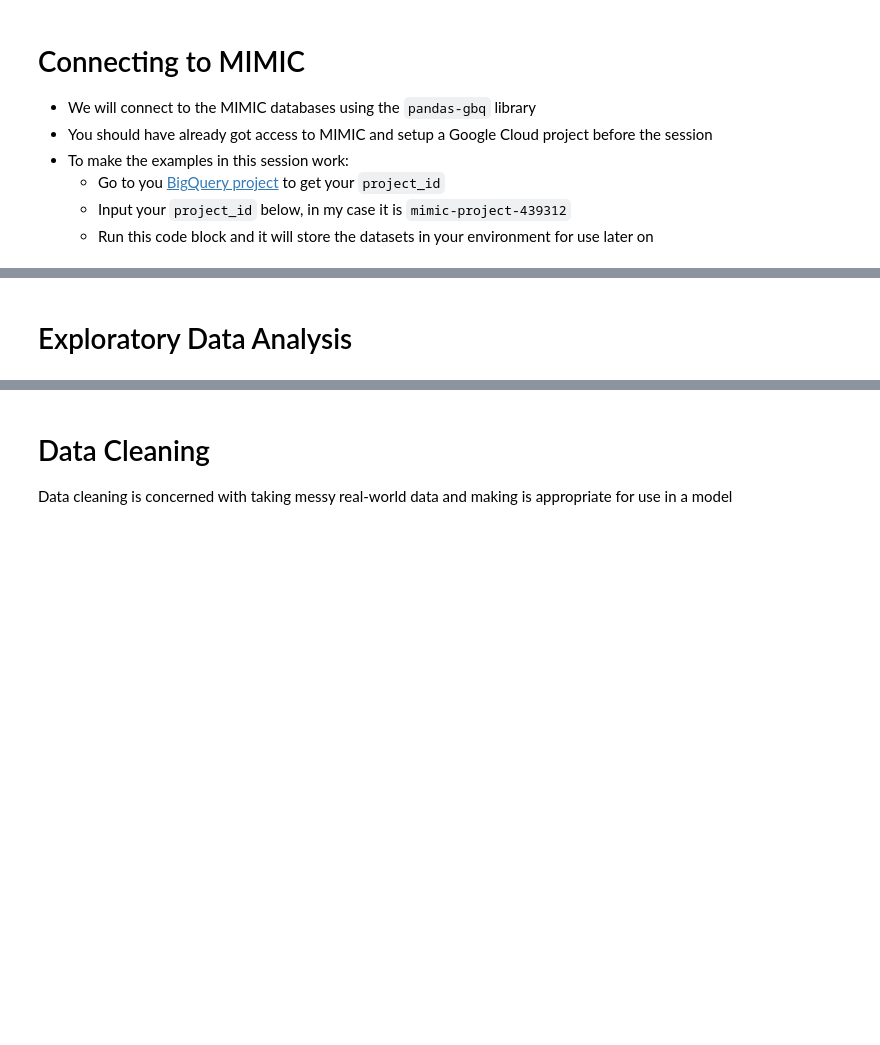
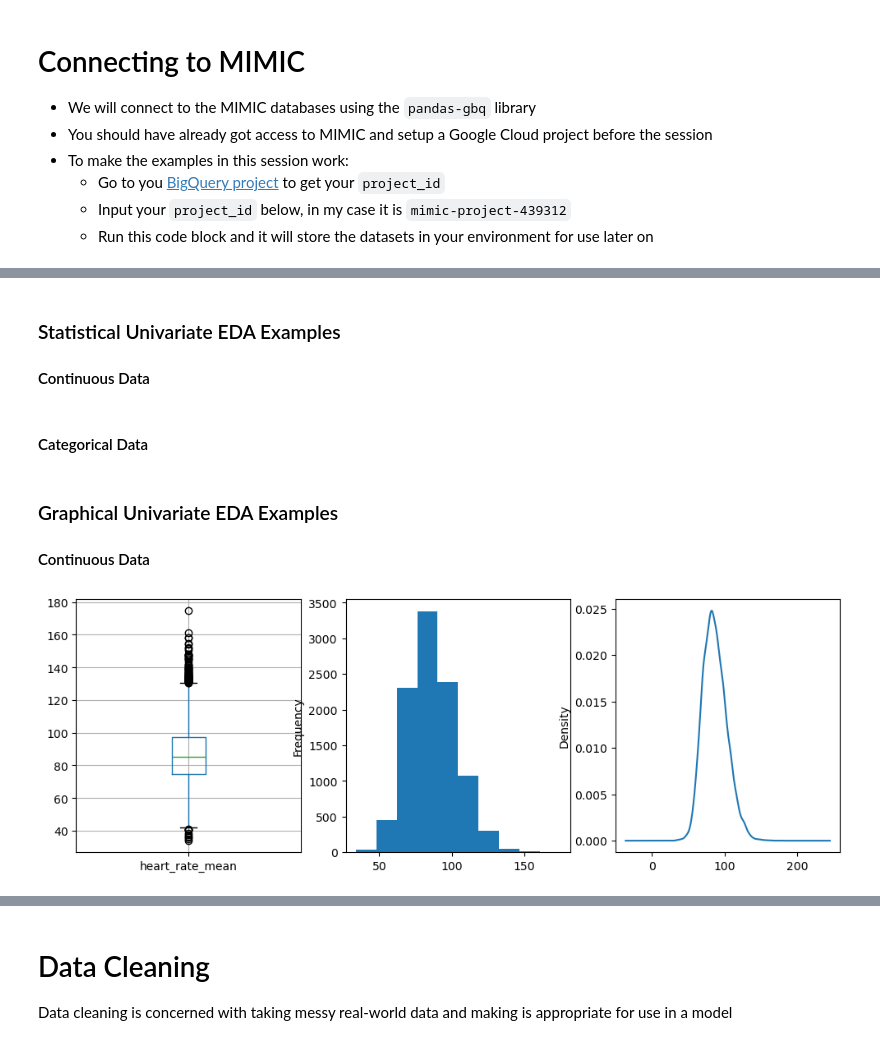
Before and after one commit to stuartbowyer/teaching.bowyer.github.io, a Jupyter notebook: SDSAI/3/ML_Foundations_and_Data_Preparation.ipynb, the cells around one changed output, grey strips where cells are left out. Saved outputs shown, nothing was run; the diff lists cells and outputs as text; code cells hidden in the pictures; blank space fills up the shorter version.

```diff
--- a/SDSAI/3/ML_Foundations_and_Data_Preparation.ipynb
+++ b/SDSAI/3/ML_Foundations_and_Data_Preparation.ipynb
@@ -32,13 +32,13 @@ Machine Learning Foundations and Data Preparation
 import pandas as pd
 import pandas_gbq
 
-project_id = "mimic-project-439314"  # <--- INPUT YOUR PROJECT ID HERE
+project_id = 'mimic-project-439314'  # <--- INPUT YOUR PROJECT ID HERE
 
 df_ventilator_setting = pandas_gbq.read_gbq("""
   SELECT *
   FROM `physionet-data.mimiciv_derived.ventilator_setting`
   WHERE ventilator_type IS NOT NULL
-  LIMIT 1000
+  LIMIT 10000
 """, project_id=project_id)
 
 df_vitalsign = pandas_gbq.read_gbq("""
@@ -46,3 +46,28 @@ df_vitalsign = pandas_gbq.read_gbq("""
   FROM `physionet-data.mimiciv_derived.vitalsign`
   LIMIT 10000
 """, project_id=project_id)
+
+df_day1_vitalsign = pandas_gbq.read_gbq("""
+  SELECT *
+  FROM `physionet-data.mimiciv_derived.first_day_vitalsign`
+  LEFT JOIN (
+    SELECT
+      subject_id,
+      stay_id,
+      gender,
+      race,
+      admission_age,
+      dod IS NOT NULL AS mortality
+    FROM
+      `physionet-data.mimiciv_derived.icustay_detail`
+  )
+  USING(subject_id, stay_id)
+  WHERE heart_rate_mean IS NOT NULL
+  LIMIT 10000
+""", project_id=project_id)
+
+df_bloodgas = pandas_gbq.read_gbq("""
+  SELECT *
+  FROM `physionet-data.mimiciv_derived.bg`
+  LIMIT 10000
+""", project_id=project_id)
@@ -51,0 +195,3 @@ TODO
+# %% [markdown]
+### Statistical Univariate EDA Examples
+#### Continuous Data
@@ -52,2 +207,2 @@ TODO
 # %% [markdown]
-# Exploratory Data Analysis
+#### Categorical Data
@@ -53,0 +216,12 @@ TODO
+# %% [markdown]
+### Graphical Univariate EDA Examples
+#### Continuous Data
+# %%
+import matplotlib.pyplot as plt
+fig, axes = plt.subplots(ncols=3,figsize=(12,4))
+df_day1_vitalsign.boxplot(column='heart_rate_mean', ax = axes[0])
+df_day1_vitalsign.heart_rate_mean.plot.hist(ax = axes[1])
+df_day1_vitalsign.heart_rate_mean.plot.kde(ax = axes[2])           # You will need 'scipy' package installed
+plt.show()
+# %% [output]
+[figure, added]
```
Also changed, not shown: parts of 86 cells of this notebook, 10 other files.
